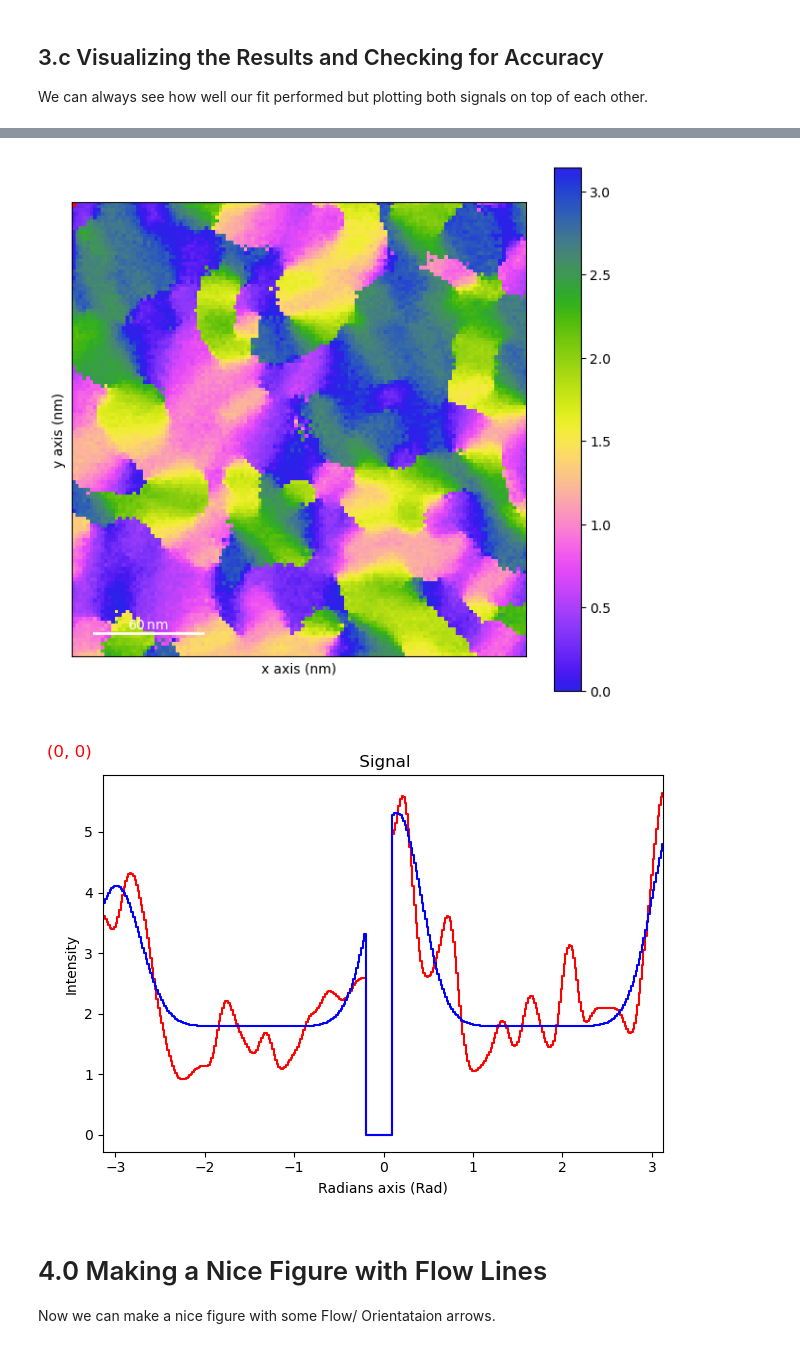
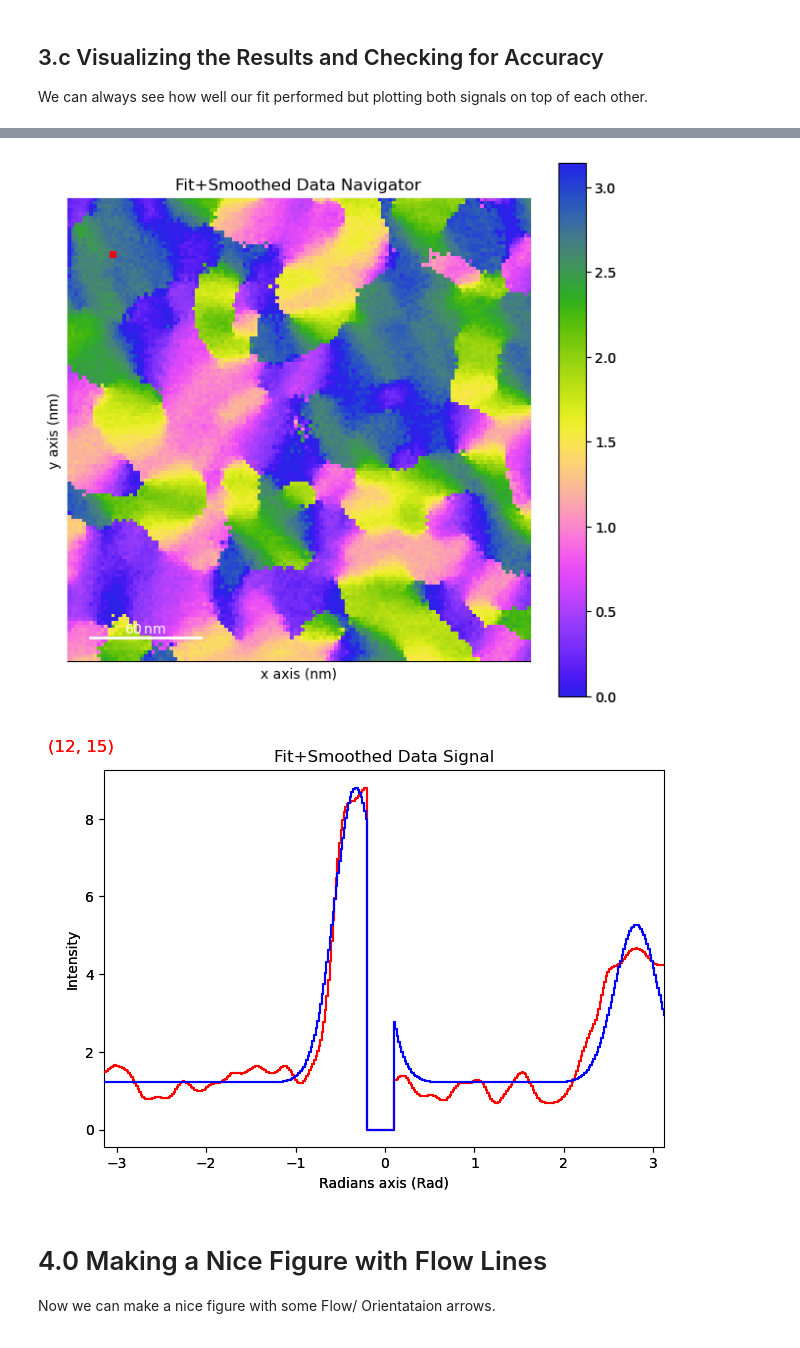
Before and after one commit to pyxem/pyxem-demos, a Jupyter notebook: 12 MolecularGlassOrientationMapping.ipynb, the cells around one changed output, grey strips where cells are left out. Saved outputs shown, nothing was run; the diff lists cells and outputs as text; code cells hidden in the pictures.

```diff
--- a/12 MolecularGlassOrientationMapping.ipynb
+++ b/12 MolecularGlassOrientationMapping.ipynb
@@ -319,6 +314,7 @@ def peak_fit(data,
     kwargs:
         The inital values for the composite function as well as any keyword arguments for `scipy.optimize.curve_fit`
     """
+    data = data+0.00000000001 # handle zeros
 
     comp = partial(composite, **fixed_parameters) # set fixed values
     x2 = np.linspace(-np.pi,np.pi,360)
@@ -335,7 +331,7 @@ def peak_fit(data,
                               method='trf',
                               **kwargs)
     except:
-        return [1,0,0,0,0]
+        return [1,0,0,0,0,0]
 
     if method == 'std':
         gof = np.sum(np.sqrt(np.diag(pcov)))
@@ -386,5 +384,5 @@ fixed_parameters = {"beam_stop_pos":beam_stop_pos}
 Let's look at one position in the dataset and see if our inital parameters and bounds are reasonable. You have to adjust these values a little bit
 to make things a little easier to fit.
 # %%
-data = smoothed.inav[3,4].data.compute()
-orientation = orientation_guess.inav[3,4].data
+data = smoothed.inav[4,4].data.compute()
+orientation = orientation_guess.inav[4,4].data[0]
@@ -456,7 +462,7 @@ We can always see how well our fit performed but plotting both signals on top of
 # %%
 # creating a cyclical mcap from 0-> pi
 from matplotlib.colors import LinearSegmentedColormap
-cdata = np.loadtxt('data/colorwheel.txt')
+cdata = np.loadtxt('data/12/colorwheel.txt')
 cmap= LinearSegmentedColormap.from_list('my_colormap', cdata)
 # %%
 def apply_composite(data):
@@ -467,14 +475,17 @@ ans = peaks.map(apply_composite, inplace=False)
 # %%
 # Just add in the answer as a complex signal.
 both = smoothed+ans.data*1j
+both.metadata.General.title= "Fit+Smoothed Data"
 # %%
-%matplotlib widget
+%matplotlib inline
 both.navigator = peaks.isig[2]
+both.axes_manager.navigation_axes[0].index=12
+both.axes_manager.navigation_axes[1].index=15
 both.plot(navigator_kwds={"cmap":cmap,
                           "interpolation":'none'})
 # %% [output]
-[figure, old version]
+[figure, new version]
-[figure, old version]
+[figure, new version]
 # %% [markdown]
 <a id='Section4'></a>
 # 4.0 Making a Nice Figure with Flow Lines
```
Also changed, not shown: parts of 22 cells of this notebook, 1 other file.
